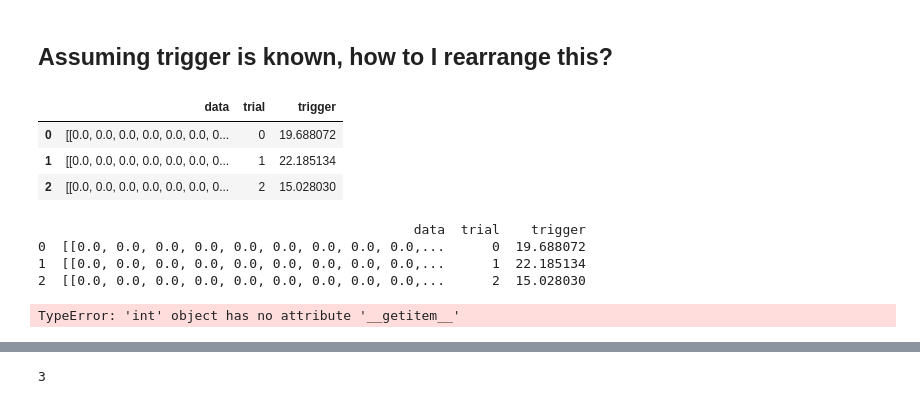
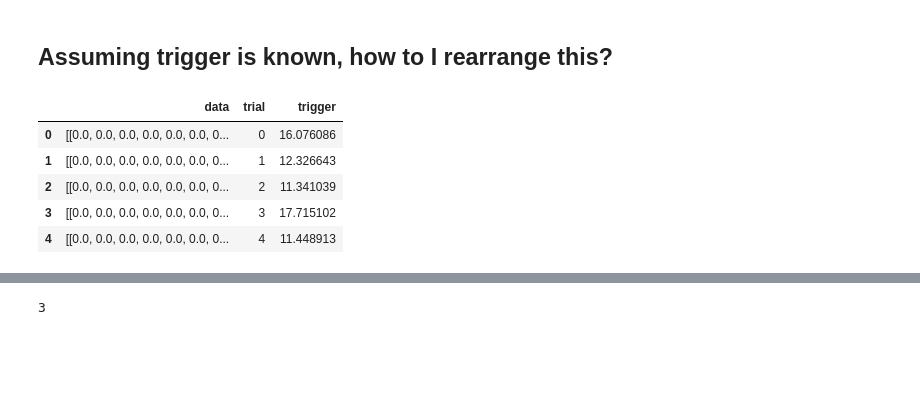
Before and after one commit to andersberliner/smelling_sepsis, a Jupyter notebook: data_pivots.ipynb, the cells around one changed output, grey strips where cells are left out. Cells and saved outputs as stored; diff of their text form; code cells hidden in the pictures; blank space fills up the shorter version.

```diff
--- a/data_pivots.ipynb
+++ b/data_pivots.ipynb
@@ -119,25 +271,11 @@ Z.head()
 # %%
 # rescale the t axis
 # Z['data2'] = Z.apply(lambda x: (x['trigger'] - x['data'][:,0])/20*20, axis=1)
-a = Z.iloc[0:3]
-
-a.head()
+Z.head()
 # %% [output]
 |  | data | trial | trigger |
-| 0 | [[0.0, 0.0, 0.0, 0.0, 0.0, 0.0, 0... | 0 | 19.688072 |
-| 1 | [[0.0, 0.0, 0.0, 0.0, 0.0, 0.0, 0... | 1 | 22.185134 |
-| 2 | [[0.0, 0.0, 0.0, 0.0, 0.0, 0.0, 0... | 2 | 15.028030 |
+| 0 | [[0.0, 0.0, 0.0, 0.0, 0.0, 0.0, 0... | 0 | 16.076086 |
+| 1 | [[0.0, 0.0, 0.0, 0.0, 0.0, 0.0, 0... | 1 | 12.326643 |
+| 2 | [[0.0, 0.0, 0.0, 0.0, 0.0, 0.0, 0... | 2 | 11.341039 |
+| 3 | [[0.0, 0.0, 0.0, 0.0, 0.0, 0.0, 0... | 3 | 17.715102 |
+| 4 | [[0.0, 0.0, 0.0, 0.0, 0.0, 0.0, 0... | 4 | 11.448913 |
-# %%
-def hstacker(x, trigger):
-    return np.hstack(((x[:,0]-trigger*np.ones(x.shape[1])).reshape(-1,1), x[:,1:]))
-print a.head()
-
-a['data3'] = hstacker(x['data'], x['trigger'])
-# a['data2'] = (-a['trigger'] + a['data'][:,0])
-# a['data3'] = a.apply(lambda x: np.hstack((a['data3'].reshape(-1,1), x['data'][:,1:])))
-# %% [output]
-                                                data  trial    trigger
-0  [[0.0, 0.0, 0.0, 0.0, 0.0, 0.0, 0.0, 0.0, 0.0,...      0  19.688072
-1  [[0.0, 0.0, 0.0, 0.0, 0.0, 0.0, 0.0, 0.0, 0.0,...      1  22.185134
-2  [[0.0, 0.0, 0.0, 0.0, 0.0, 0.0, 0.0, 0.0, 0.0,...      2  15.028030
-TypeError: 'int' object has no attribute '__getitem__'
```
Also changed, not shown: parts of 34 cells of this notebook, 3 other files.
